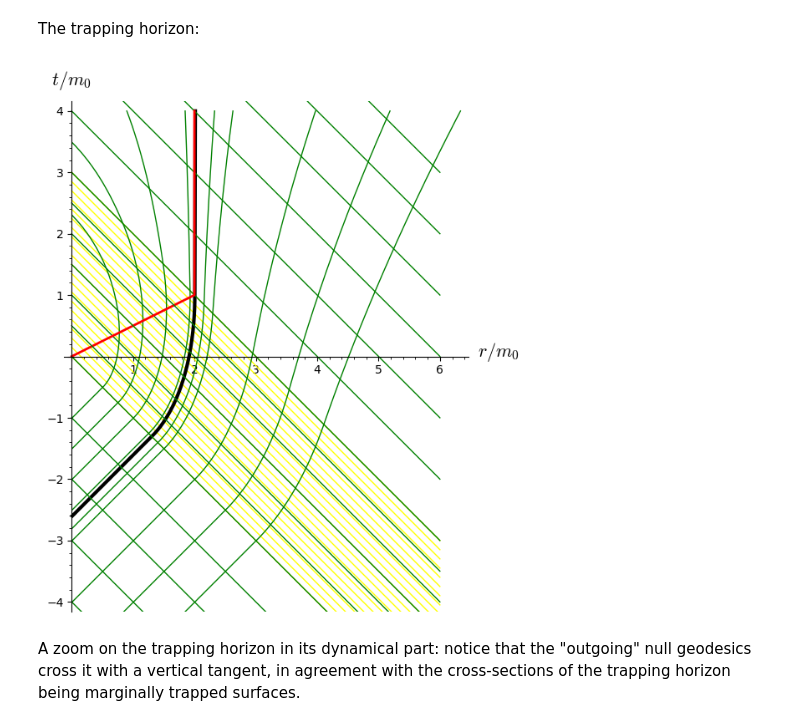
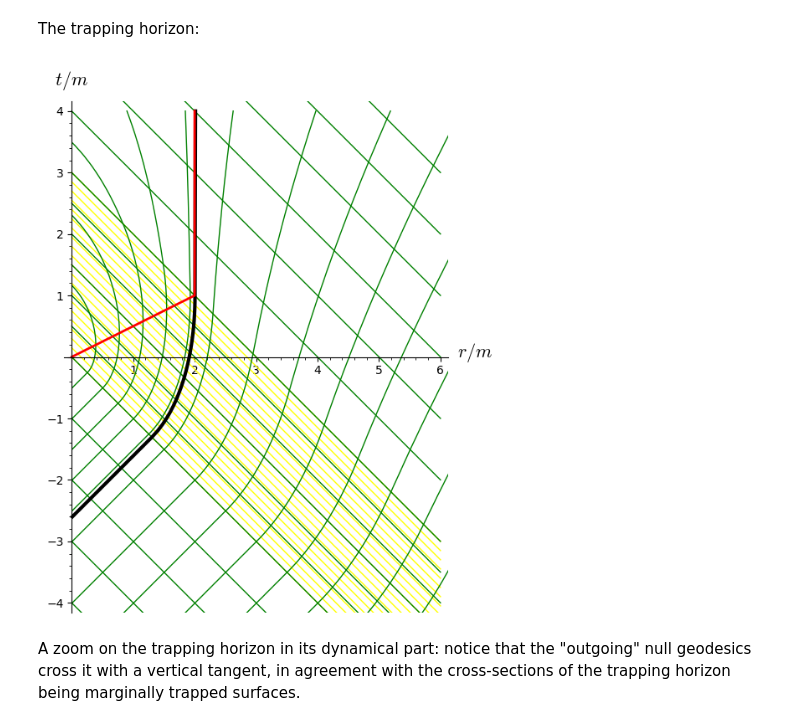
Before and after one commit to egourgoulhon/BHLectures, a Jupyter notebook: sage/Vaidya.ipynb, the cells around one changed output. Saved outputs shown, nothing was run; the diff lists cells and outputs as text; code cells hidden in the pictures.

```diff
--- a/sage/Vaidya.ipynb
+++ b/sage/Vaidya.ipynb
@@ -352,8 +347,9 @@ trap = line([(0,0), (2,1), (2,tmax)], color='red', thickness=2)
 graph += trap
+# %%
+show(graph, aspect_ratio=1, xmax=6, ymin=-4, ymax=4,
+     axes_labels=[r'$r/m$', r'$t/m$'], figsize=10)
+# %% [output]
+[figure, added]
 # %%
-for t0 in [0.5, 1.5, 2.5]:
-    graph += line([(0,t0), (rmax, t0-rmax)], color='green')
-show(graph, aspect_ratio=1, ymin=-4, ymax=4,
-     axes_labels=[r'$r/m_0$', r'$t/m_0$'], figsize=10)
+graph.save("vai_diagram.pdf", aspect_ratio=1, xmax=6, ymin=-4,
+           ymax=4, axes_labels=[r'$r/m_0$', r'$t/m_0$'], figsize=10)
-# %% [output]
-[figure, removed]
```
Also changed, not shown: parts of 14 cells of this notebook, 3 other files.
